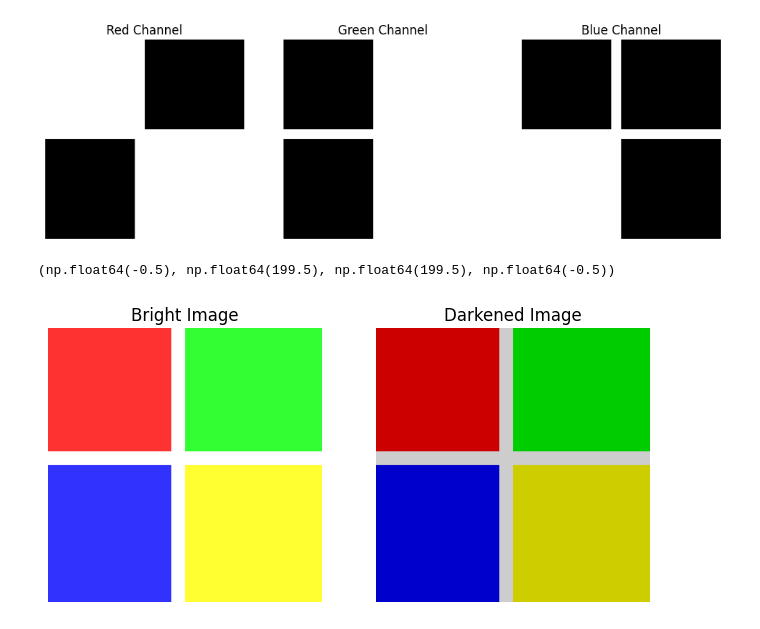
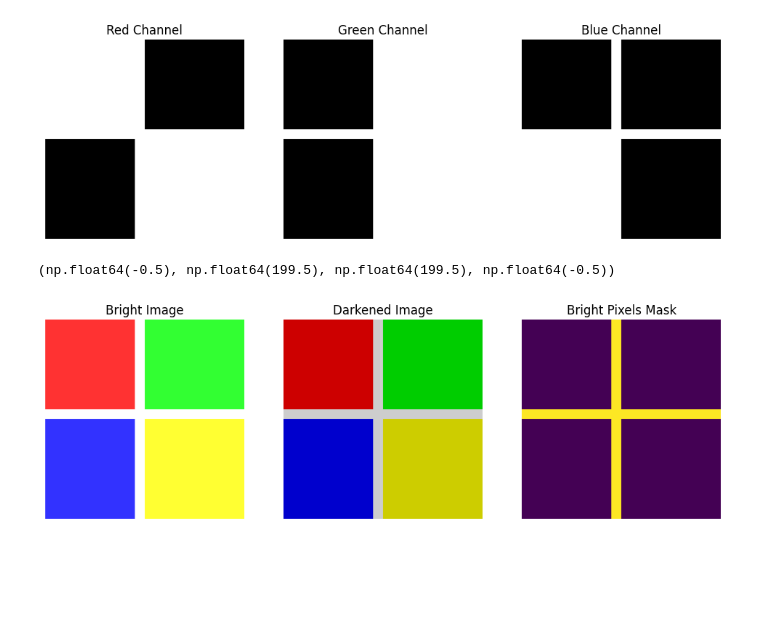
Before and after one commit to manasir747/Image-Pixel-Manipulator, a Jupyter notebook: Image_Pixel_Manipulator.ipynb, the cells around one changed output. Saved outputs shown, nothing was run; the diff lists cells and outputs as text; code cells hidden in the pictures; blank space fills up the shorter version.

Commit message:
Added mask to identify bright pixels

```diff
--- a/Image_Pixel_Manipulator.ipynb
+++ b/Image_Pixel_Manipulator.ipynb
@@ -68,19 +68,26 @@ plt.show()
 # %%
 img_float = img.astype(np.float32)
 
 bright_img = np.clip(img_float + 50, 0, 255).astype(np.uint8)
 dark_img = np.clip(img_float - 50, 0, 255).astype(np.uint8)
+mask = np.all(img >= 200, axis=2)
+
 plt.figure(figsize=(12,4))
 
 plt.subplot(1,3,1)
 plt.imshow(bright_img)
 plt.title("Bright Image")
 plt.axis("Off")
 
 plt.subplot(1,3,2)
 plt.imshow(dark_img)
 plt.title("Darkened Image")
 plt.axis("Off")
+
+plt.subplot(1,3,3)
+plt.imshow(mask)
+plt.title("Bright Pixels Mask")
+plt.axis("Off")
 # %% [output]
 (np.float64(-0.5), np.float64(199.5), np.float64(199.5), np.float64(-0.5))
-[figure, old version]
+[figure, new version]
```
